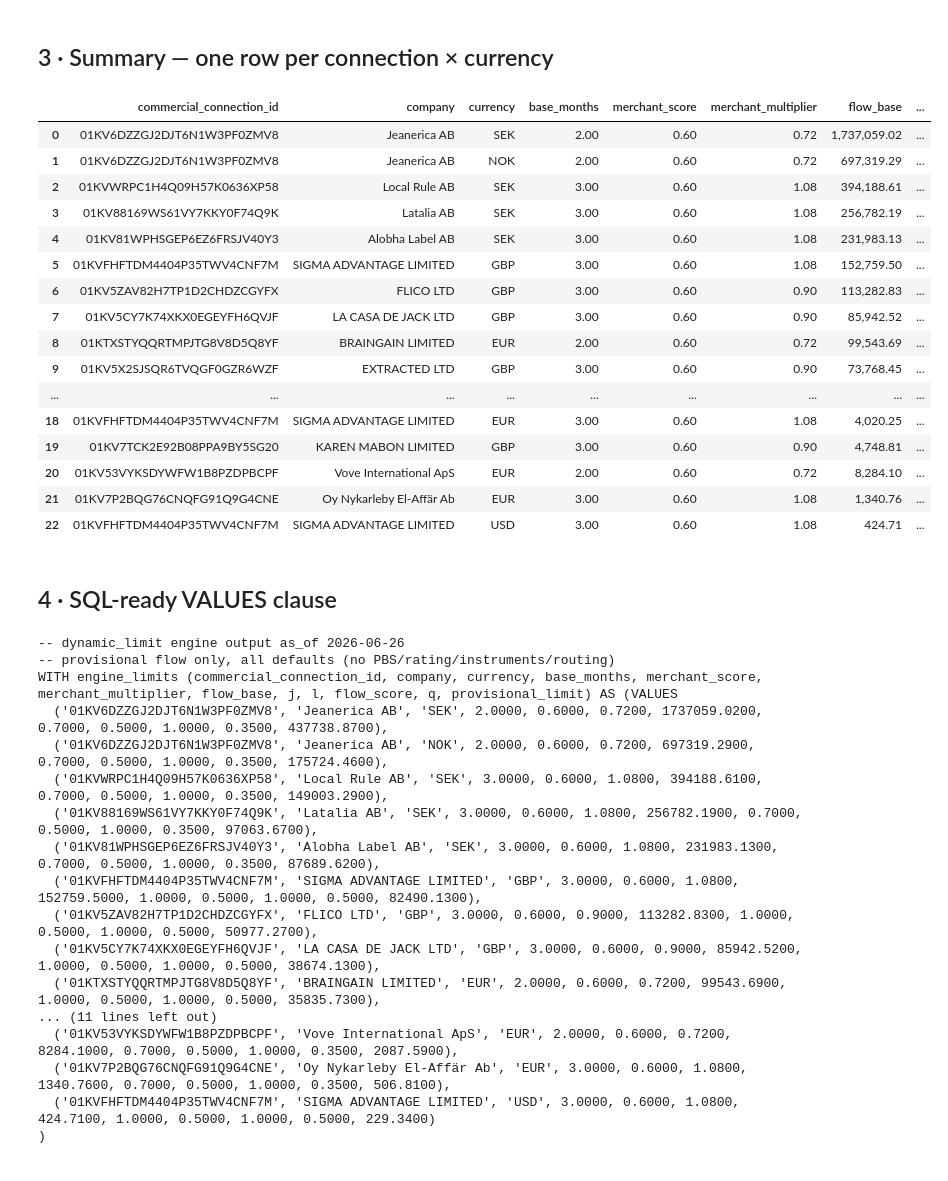
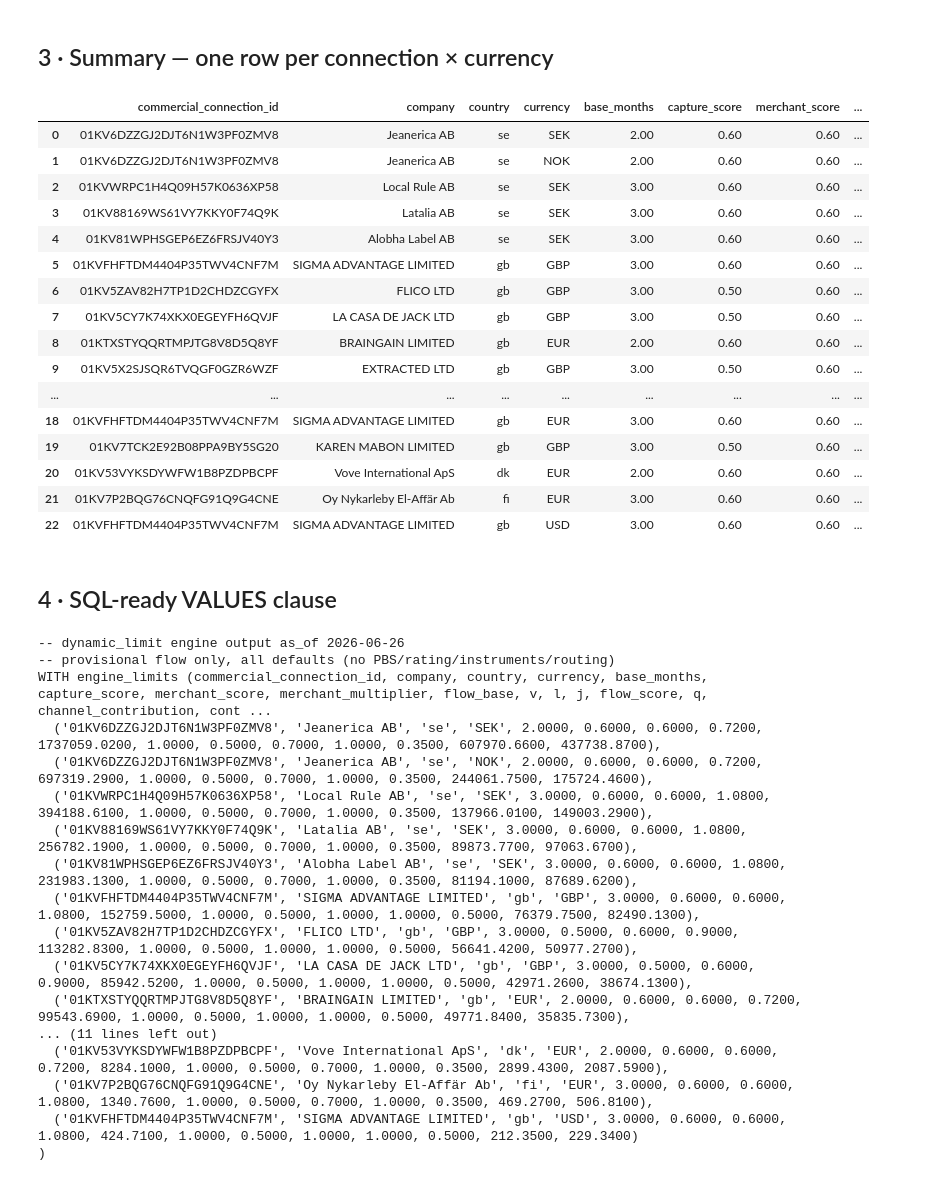
Before and after one commit to mohamed-salman-dev/treyd_dynamic_limit, a Jupyter notebook: engine_explore.ipynb, the cells around one changed output. Saved outputs shown, nothing was run; the diff lists cells and outputs as text; code cells hidden in the pictures.

```diff
--- a/engine_explore.ipynb
+++ b/engine_explore.ipynb
@@ -87,65 +87,65 @@ Computed limits for 16 connections
 # %%
 rows = []
 for conn_id, info in results.items():
     mt = info["response"].merchant_trace
     for lim in info["response"].limits:
         ch = lim.channels[0]
         rows.append({
             "commercial_connection_id": conn_id,
             "company": info["company"],
             "country": requests[conn_id]["request"].country,
             "currency": lim.currency,
+            "base_months": mt.base_months,
+            "capture_score": mt.capture_score,
+            "merchant_score": mt.merchant_score,
+            "merchant_multiplier": round(mt.base_months * mt.capture_score * mt.merchant_score, 4),
             "flow_base": ch.flow_base,
             "v": ch.verification_norm,
             "l": ch.legal_security_norm,
             "j": ch.jurisdiction,
             "flow_score": ch.flow_score,
             "q": ch.quality_q,
-            "base_months": mt.base_months,
-            "capture_score": mt.capture_score,
-            "merchant_score": mt.merchant_score,
-            "merchant_multiplier": round(mt.base_months * mt.capture_score * mt.merchant_score, 4),
-            "provisional_limit": lim.dynamic_limit,
+            "channel_contribution": ch.channel_contribution,
+            "contribution_to_limit": ch.contribution_to_overall_limit,
         })
 
 summary = (
     pd.DataFrame(rows)
-    .sort_values("provisional_limit", ascending=False)
+    .sort_values("contribution_to_limit", ascending=False)
     .reset_index(drop=True)
 )
 
 pd.set_option("display.float_format", "{:,.2f}".format)
 pd.set_option("display.max_rows", 60)
-pd.set_option("display.width", 220)
+pd.set_option("display.width", 260)
 
 summary
 # %% [output]
-|  | commercial_connection_id | company | currency | base_months | merchant_score | merchant_multiplier | flow_base | ... |
-| 0 | 01KV6DZZGJ2DJT6N1W3PF0ZMV8 | Jeanerica AB | SEK | 2.00 | 0.60 | 0.72 | 1,737,059.02 | ... |
-| 1 | 01KV6DZZGJ2DJT6N1W3PF0ZMV8 | Jeanerica AB | NOK | 2.00 | 0.60 | 0.72 | 697,319.29 | ... |
-| 2 | 01KVWRPC1H4Q09H57K0636XP58 | Local Rule AB | SEK | 3.00 | 0.60 | 1.08 | 394,188.61 | ... |
-| 3 | 01KV88169WS61VY7KKY0F74Q9K | Latalia AB | SEK | 3.00 | 0.60 | 1.08 | 256,782.19 | ... |
-| 4 | 01KV81WPHSGEP6EZ6FRSJV40Y3 | Alobha Label AB | SEK | 3.00 | 0.60 | 1.08 | 231,983.13 | ... |
-| 5 | 01KVFHFTDM4404P35TWV4CNF7M | SIGMA ADVANTAGE LIMITED | GBP | 3.00 | 0.60 | 1.08 | 152,759.50 | ... |
-| 6 | 01KV5ZAV82H7TP1D2CHDZCGYFX | FLICO LTD | GBP | 3.00 | 0.60 | 0.90 | 113,282.83 | ... |
-| 7 | 01KV5CY7K74XKX0EGEYFH6QVJF | LA CASA DE JACK LTD | GBP | 3.00 | 0.60 | 0.90 | 85,942.52 | ... |
-| 8 | 01KTXSTYQQRTMPJTG8V8D5Q8YF | BRAINGAIN LIMITED | EUR | 2.00 | 0.60 | 0.72 | 99,543.69 | ... |
-| 9 | 01KV5X2SJSQR6TVQGF0GZR6WZF | EXTRACTED LTD | GBP | 3.00 | 0.60 | 0.90 | 73,768.45 | ... |
+|  | commercial_connection_id | company | country | currency | base_months | capture_score | merchant_score | ... |
+| 0 | 01KV6DZZGJ2DJT6N1W3PF0ZMV8 | Jeanerica AB | se | SEK | 2.00 | 0.60 | 0.60 | ... |
+| 1 | 01KV6DZZGJ2DJT6N1W3PF0ZMV8 | Jeanerica AB | se | NOK | 2.00 | 0.60 | 0.60 | ... |
+| 2 | 01KVWRPC1H4Q09H57K0636XP58 | Local Rule AB | se | SEK | 3.00 | 0.60 | 0.60 | ... |
+| 3 | 01KV88169WS61VY7KKY0F74Q9K | Latalia AB | se | SEK | 3.00 | 0.60 | 0.60 | ... |
+| 4 | 01KV81WPHSGEP6EZ6FRSJV40Y3 | Alobha Label AB | se | SEK | 3.00 | 0.60 | 0.60 | ... |
+| 5 | 01KVFHFTDM4404P35TWV4CNF7M | SIGMA ADVANTAGE LIMITED | gb | GBP | 3.00 | 0.60 | 0.60 | ... |
+| 6 | 01KV5ZAV82H7TP1D2CHDZCGYFX | FLICO LTD | gb | GBP | 3.00 | 0.50 | 0.60 | ... |
+| 7 | 01KV5CY7K74XKX0EGEYFH6QVJF | LA CASA DE JACK LTD | gb | GBP | 3.00 | 0.50 | 0.60 | ... |
+| 8 | 01KTXSTYQQRTMPJTG8V8D5Q8YF | BRAINGAIN LIMITED | gb | EUR | 2.00 | 0.60 | 0.60 | ... |
+| 9 | 01KV5X2SJSQR6TVQGF0GZR6WZF | EXTRACTED LTD | gb | GBP | 3.00 | 0.50 | 0.60 | ... |
 | ... | ... | ... | ... | ... | ... | ... | ... | ... |
-| 18 | 01KVFHFTDM4404P35TWV4CNF7M | SIGMA ADVANTAGE LIMITED | EUR | 3.00 | 0.60 | 1.08 | 4,020.25 | ... |
-| 19 | 01KV7TCK2E92B08PPA9BY5SG20 | KAREN MABON LIMITED | GBP | 3.00 | 0.60 | 0.90 | 4,748.81 | ... |
-| 20 | 01KV53VYKSDYWFW1B8PZDPBCPF | Vove International ApS | EUR | 2.00 | 0.60 | 0.72 | 8,284.10 | ... |
-| 21 | 01KV7P2BQG76CNQFG91Q9G4CNE | Oy Nykarleby El-Affär Ab | EUR | 3.00 | 0.60 | 1.08 | 1,340.76 | ... |
-| 22 | 01KVFHFTDM4404P35TWV4CNF7M | SIGMA ADVANTAGE LIMITED | USD | 3.00 | 0.60 | 1.08 | 424.71 | ... |
+| 18 | 01KVFHFTDM4404P35TWV4CNF7M | SIGMA ADVANTAGE LIMITED | gb | EUR | 3.00 | 0.60 | 0.60 | ... |
+| 19 | 01KV7TCK2E92B08PPA9BY5SG20 | KAREN MABON LIMITED | gb | GBP | 3.00 | 0.50 | 0.60 | ... |
+| 20 | 01KV53VYKSDYWFW1B8PZDPBCPF | Vove International ApS | dk | EUR | 2.00 | 0.60 | 0.60 | ... |
+| 21 | 01KV7P2BQG76CNQFG91Q9G4CNE | Oy Nykarleby El-Affär Ab | fi | EUR | 3.00 | 0.60 | 0.60 | ... |
+| 22 | 01KVFHFTDM4404P35TWV4CNF7M | SIGMA ADVANTAGE LIMITED | gb | USD | 3.00 | 0.60 | 0.60 | ... |
 # %% [markdown]
 ## 4 · SQL-ready VALUES clause
 # %%
 sql_cols = [
     "commercial_connection_id", "company", "country", "currency",
-    "flow_base",
-    "v", "l", "j", "flow_score", "q",
     "base_months", "capture_score", "merchant_score", "merchant_multiplier",
-    "provisional_limit",
+    "flow_base", "v", "l", "j", "flow_score", "q",
+    "channel_contribution", "contribution_to_limit",
 ]
 
 lines = []
@@ -165,18 +165,18 @@ print(")")
 # %% [output]
 -- dynamic_limit engine output as_of 2026-06-26
 -- provisional flow only, all defaults (no PBS/rating/instruments/routing)
-WITH engine_limits (commercial_connection_id, company, currency, base_months, merchant_score, merchant_multiplier, flow_base, j, l, flow_score, q, provisional_limit) AS (VALUES
-  ('01KV6DZZGJ2DJT6N1W3PF0ZMV8', 'Jeanerica AB', 'SEK', 2.0000, 0.6000, 0.7200, 1737059.0200, 0.7000, 0.5000, 1.0000, 0.3500, 437738.8700),
-  ('01KV6DZZGJ2DJT6N1W3PF0ZMV8', 'Jeanerica AB', 'NOK', 2.0000, 0.6000, 0.7200, 697319.2900, 0.7000, 0.5000, 1.0000, 0.3500, 175724.4600),
-  ('01KVWRPC1H4Q09H57K0636XP58', 'Local Rule AB', 'SEK', 3.0000, 0.6000, 1.0800, 394188.6100, 0.7000, 0.5000, 1.0000, 0.3500, 149003.2900),
-  ('01KV88169WS61VY7KKY0F74Q9K', 'Latalia AB', 'SEK', 3.0000, 0.6000, 1.0800, 256782.1900, 0.7000, 0.5000, 1.0000, 0.3500, 97063.6700),
-  ('01KV81WPHSGEP6EZ6FRSJV40Y3', 'Alobha Label AB', 'SEK', 3.0000, 0.6000, 1.0800, 231983.1300, 0.7000, 0.5000, 1.0000, 0.3500, 87689.6200),
-  ('01KVFHFTDM4404P35TWV4CNF7M', 'SIGMA ADVANTAGE LIMITED', 'GBP', 3.0000, 0.6000, 1.0800, 152759.5000, 1.0000, 0.5000, 1.0000, 0.5000, 82490.1300),
-  ('01KV5ZAV82H7TP1D2CHDZCGYFX', 'FLICO LTD', 'GBP', 3.0000, 0.6000, 0.9000, 113282.8300, 1.0000, 0.5000, 1.0000, 0.5000, 50977.2700),
-  ('01KV5CY7K74XKX0EGEYFH6QVJF', 'LA CASA DE JACK LTD', 'GBP', 3.0000, 0.6000, 0.9000, 85942.5200, 1.0000, 0.5000, 1.0000, 0.5000, 38674.1300),
-  ('01KTXSTYQQRTMPJTG8V8D5Q8YF', 'BRAINGAIN LIMITED', 'EUR', 2.0000, 0.6000, 0.7200, 99543.6900, 1.0000, 0.5000, 1.0000, 0.5000, 35835.7300),
+WITH engine_limits (commercial_connection_id, company, country, currency, base_months, capture_score, merchant_score, merchant_multiplier, flow_base, v, l, j, flow_score, q, channel_contribution, cont ...
+  ('01KV6DZZGJ2DJT6N1W3PF0ZMV8', 'Jeanerica AB', 'se', 'SEK', 2.0000, 0.6000, 0.6000, 0.7200, 1737059.0200, 1.0000, 0.5000, 0.7000, 1.0000, 0.3500, 607970.6600, 437738.8700),
+  ('01KV6DZZGJ2DJT6N1W3PF0ZMV8', 'Jeanerica AB', 'se', 'NOK', 2.0000, 0.6000, 0.6000, 0.7200, 697319.2900, 1.0000, 0.5000, 0.7000, 1.0000, 0.3500, 244061.7500, 175724.4600),
+  ('01KVWRPC1H4Q09H57K0636XP58', 'Local Rule AB', 'se', 'SEK', 3.0000, 0.6000, 0.6000, 1.0800, 394188.6100, 1.0000, 0.5000, 0.7000, 1.0000, 0.3500, 137966.0100, 149003.2900),
+  ('01KV88169WS61VY7KKY0F74Q9K', 'Latalia AB', 'se', 'SEK', 3.0000, 0.6000, 0.6000, 1.0800, 256782.1900, 1.0000, 0.5000, 0.7000, 1.0000, 0.3500, 89873.7700, 97063.6700),
+  ('01KV81WPHSGEP6EZ6FRSJV40Y3', 'Alobha Label AB', 'se', 'SEK', 3.0000, 0.6000, 0.6000, 1.0800, 231983.1300, 1.0000, 0.5000, 0.7000, 1.0000, 0.3500, 81194.1000, 87689.6200),
+  ('01KVFHFTDM4404P35TWV4CNF7M', 'SIGMA ADVANTAGE LIMITED', 'gb', 'GBP', 3.0000, 0.6000, 0.6000, 1.0800, 152759.5000, 1.0000, 0.5000, 1.0000, 1.0000, 0.5000, 76379.7500, 82490.1300),
+  ('01KV5ZAV82H7TP1D2CHDZCGYFX', 'FLICO LTD', 'gb', 'GBP', 3.0000, 0.5000, 0.6000, 0.9000, 113282.8300, 1.0000, 0.5000, 1.0000, 1.0000, 0.5000, 56641.4200, 50977.2700),
+  ('01KV5CY7K74XKX0EGEYFH6QVJF', 'LA CASA DE JACK LTD', 'gb', 'GBP', 3.0000, 0.5000, 0.6000, 0.9000, 85942.5200, 1.0000, 0.5000, 1.0000, 1.0000, 0.5000, 42971.2600, 38674.1300),
+  ('01KTXSTYQQRTMPJTG8V8D5Q8YF', 'BRAINGAIN LIMITED', 'gb', 'EUR', 2.0000, 0.6000, 0.6000, 0.7200, 99543.6900, 1.0000, 0.5000, 1.0000, 1.0000, 0.5000, 49771.8400, 35835.7300),
 ... (11 lines left out)
-  ('01KV53VYKSDYWFW1B8PZDPBCPF', 'Vove International ApS', 'EUR', 2.0000, 0.6000, 0.7200, 8284.1000, 0.7000, 0.5000, 1.0000, 0.3500, 2087.5900),
-  ('01KV7P2BQG76CNQFG91Q9G4CNE', 'Oy Nykarleby El-Affär Ab', 'EUR', 3.0000, 0.6000, 1.0800, 1340.7600, 0.7000, 0.5000, 1.0000, 0.3500, 506.8100),
-  ('01KVFHFTDM4404P35TWV4CNF7M', 'SIGMA ADVANTAGE LIMITED', 'USD', 3.0000, 0.6000, 1.0800, 424.7100, 1.0000, 0.5000, 1.0000, 0.5000, 229.3400)
+  ('01KV53VYKSDYWFW1B8PZDPBCPF', 'Vove International ApS', 'dk', 'EUR', 2.0000, 0.6000, 0.6000, 0.7200, 8284.1000, 1.0000, 0.5000, 0.7000, 1.0000, 0.3500, 2899.4300, 2087.5900),
+  ('01KV7P2BQG76CNQFG91Q9G4CNE', 'Oy Nykarleby El-Affär Ab', 'fi', 'EUR', 3.0000, 0.6000, 0.6000, 1.0800, 1340.7600, 1.0000, 0.5000, 0.7000, 1.0000, 0.3500, 469.2700, 506.8100),
+  ('01KVFHFTDM4404P35TWV4CNF7M', 'SIGMA ADVANTAGE LIMITED', 'gb', 'USD', 3.0000, 0.6000, 0.6000, 1.0800, 424.7100, 1.0000, 0.5000, 1.0000, 1.0000, 0.5000, 212.3500, 229.3400)
 )
```
